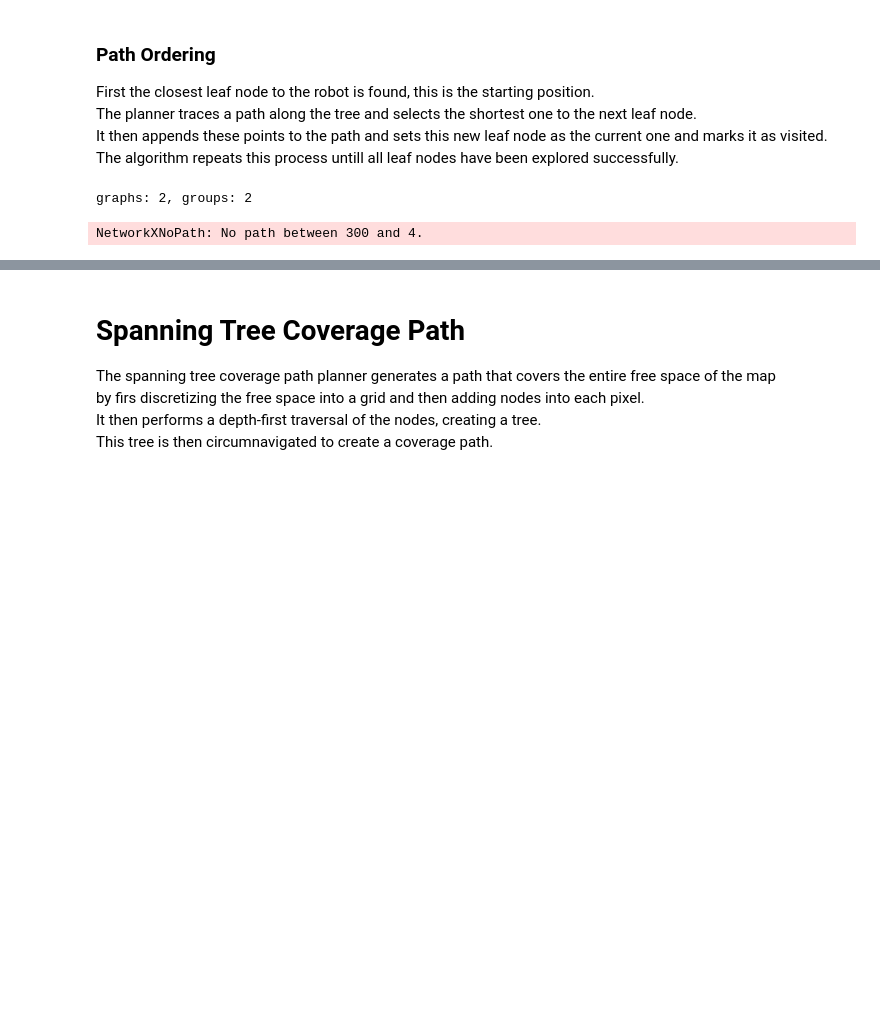
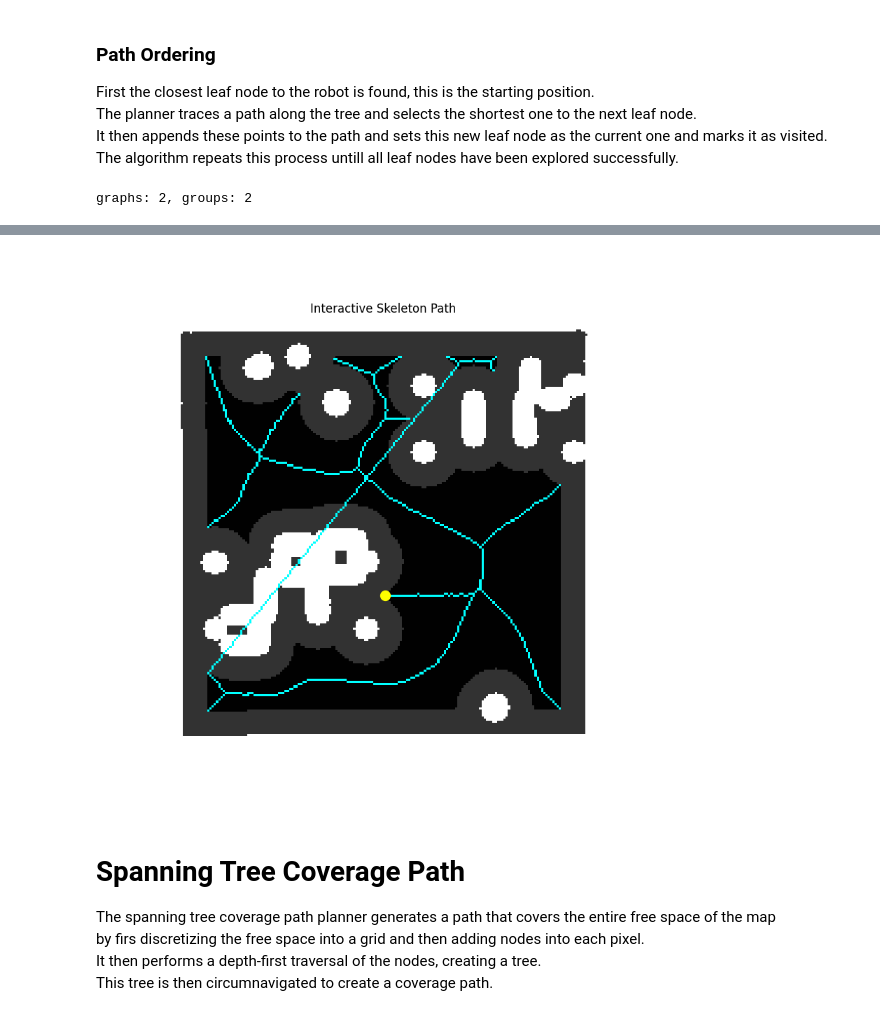
Before and after one commit to machine0herald/Mirte_Lab_Clean, a Jupyter notebook: mirte_lc_nav2/mirte_lc_nav2/test_nav.ipynb, the cells around one changed output, grey strips where cells are left out. Cells and saved outputs as stored; diff of their text form; code cells hidden in the pictures; blank space fills up the shorter version.

```diff
--- a/mirte_lc_nav2/mirte_lc_nav2/test_nav.ipynb
+++ b/mirte_lc_nav2/mirte_lc_nav2/test_nav.ipynb
@@ -336,10 +282,10 @@ paths = []
 start = np.array([0, 0])
 print(f'graphs: {len(graphs)}, groups: {len(navigator.waypoint_groups)}')
 
-# for graph, waypoints in zip(graphs, navigator.waypoint_groups):
-path = navigator.plan_path(start, graphs[1], navigator.waypoint_groups[1])
-paths.append(path)
-start = path[-1]
+for graph, waypoints in zip(graphs, navigator.waypoint_groups):
+    path = navigator.plan_path(start, graph, waypoints)
+    paths.append(path)
+    start = path[-1]
 
 # Interactive Jupyter widget slider for skeleton path
 
@@ -354,17 +300,18 @@ from IPython.display import display
 # Convert path points to image pixels
 # --------------------------------------------------
 
-path_points = path
+path_pixels = []
+for path in paths:
+    path_points = path
 
-path_pixels = []
 
-for point in path_points:
-    x_world, y_world = point
+    for point in path_points:
+        x_world, y_world = point
 
-    px = int((x_world / navigator.map_resolution) + navigator.origin[1])
-    py = int((y_world / navigator.map_resolution) + navigator.origin[0])
+        px = int((x_world / navigator.map_resolution) + navigator.origin[1])
+        py = int((y_world / navigator.map_resolution) + navigator.origin[0])
 
-    path_pixels.append((px, py))
+        path_pixels.append((px, py))
 
 path_pixels = np.array(path_pixels)
 
@@ -437,4 +384,3 @@ display(slider)
 plt.show()
 # %% [output]
 graphs: 2, groups: 2
-NetworkXNoPath: No path between 300 and 4.
@@ -441,3 +388,4 @@ NetworkXNoPath: No path between 300 and 4.
+[figure, added]
 # %% [markdown]
 # Spanning Tree Coverage Path
 
```
Also changed, not shown: parts of 9 cells of this notebook, 1 other file.
